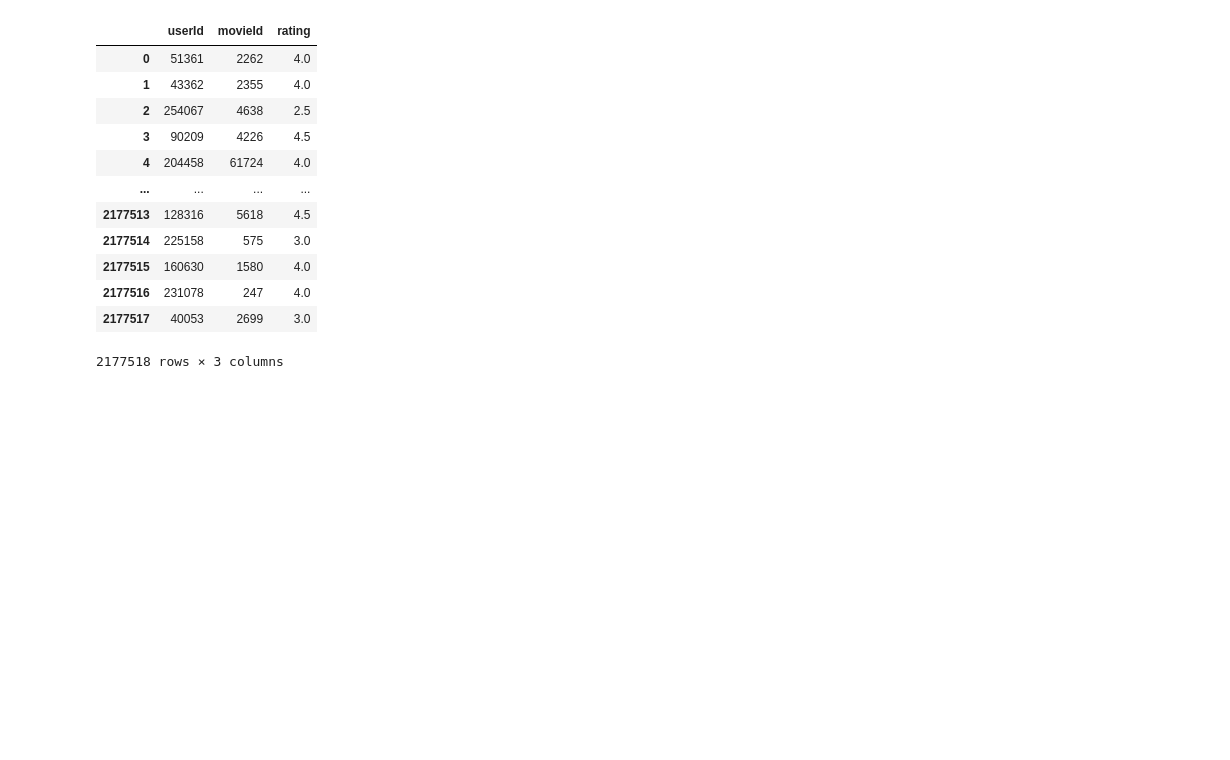
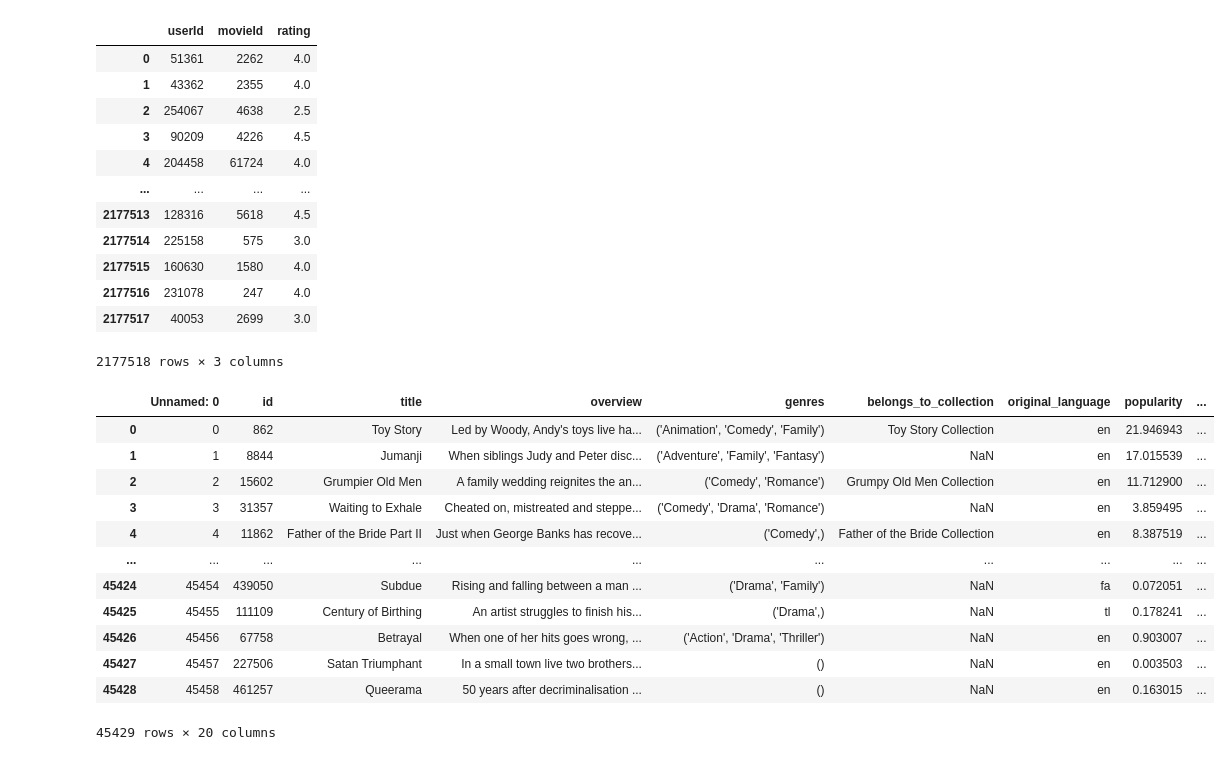
Before and after one commit to ArchitBhonsle/the-movies-dataset, a Jupyter notebook: Rankings.ipynb, the cells around one changed output. Cells and saved outputs as stored; diff of their text form; code cells hidden in the pictures; blank space fills up the shorter version.

```diff
--- a/Rankings.ipynb
+++ b/Rankings.ipynb
@@ -39,6 +39,21 @@ test
 2177518 rows × 3 columns
 # %%
 movies = pd.read_csv('data/movies.csv')
+movies
+# %% [output]
+|  | Unnamed: 0 | id | title | overview | genres | belongs_to_collection | original_language | popularity | ... |
+| 0 | 0 | 862 | Toy Story | Led by Woody, Andy's toys live ha... | ('Animation', 'Comedy', 'Family') | Toy Story Collection | en | 21.946943 | ... |
+| 1 | 1 | 8844 | Jumanji | When siblings Judy and Peter disc... | ('Adventure', 'Family', 'Fantasy') | NaN | en | 17.015539 | ... |
+| 2 | 2 | 15602 | Grumpier Old Men | A family wedding reignites the an... | ('Comedy', 'Romance') | Grumpy Old Men Collection | en | 11.712900 | ... |
+| 3 | 3 | 31357 | Waiting to Exhale | Cheated on, mistreated and steppe... | ('Comedy', 'Drama', 'Romance') | NaN | en | 3.859495 | ... |
+| 4 | 4 | 11862 | Father of the Bride Part II | Just when George Banks has recove... | ('Comedy',) | Father of the Bride Collection | en | 8.387519 | ... |
+| ... | ... | ... | ... | ... | ... | ... | ... | ... | ... |
+| 45424 | 45454 | 439050 | Subdue | Rising and falling between a man ... | ('Drama', 'Family') | NaN | fa | 0.072051 | ... |
+| 45425 | 45455 | 111109 | Century of Birthing | An artist struggles to finish his... | ('Drama',) | NaN | tl | 0.178241 | ... |
+| 45426 | 45456 | 67758 | Betrayal | When one of her hits goes wrong, ... | ('Action', 'Drama', 'Thriller') | NaN | en | 0.903007 | ... |
+| 45427 | 45457 | 227506 | Satan Triumphant | In a small town live two brothers... | () | NaN | en | 0.003503 | ... |
+| 45428 | 45458 | 461257 | Queerama | 50 years after decriminalisation ... | () | NaN | en | 0.163015 | ... |
+45429 rows × 20 columns
 # %%
 from sklearn.metrics import ndcg_score
 from ipywidgets import IntProgress
```
Also changed, not shown: parts of 6 cells of this notebook, 4 other files.
